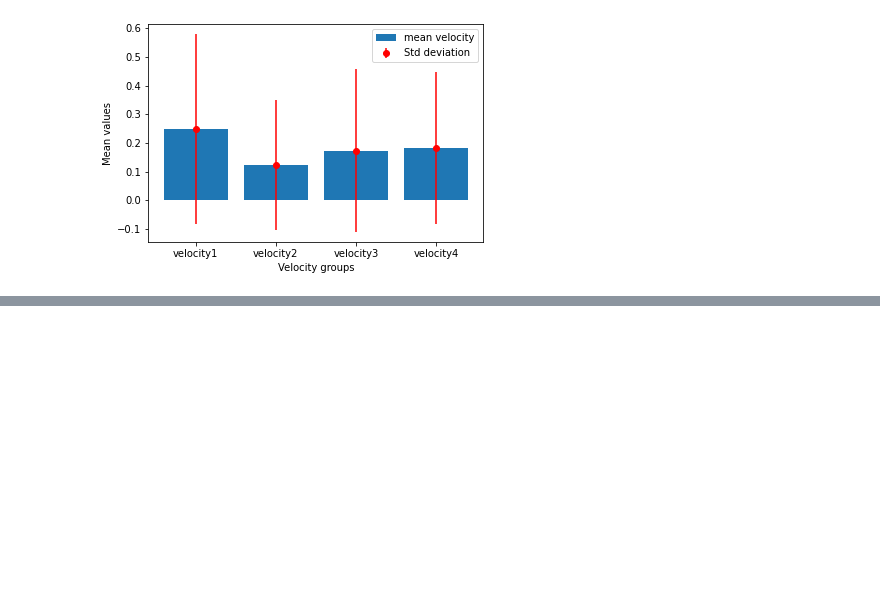
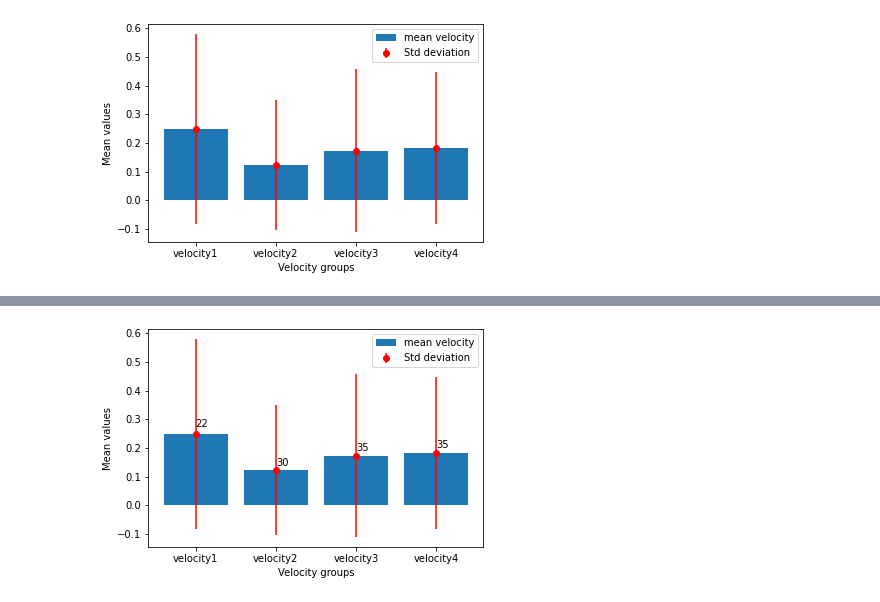
Before and after one commit to NishanthRajkumar/Python-Libraries, a Jupyter notebook: matplotlib_programs/matplotlib_barchart.ipynb, the cells around one changed output, grey strips where cells are left out. Drawn from its saved outputs; the diff is of its cells as text; code cells hidden in the pictures; blank space fills up the shorter version.

Commit message:
feat: display text above bar

```diff
--- a/matplotlib_programs/matplotlib_barchart.ipynb
+++ b/matplotlib_programs/matplotlib_barchart.ipynb
@@ -85,7 +85,7 @@ plt.xlabel('Popularity level')
 
 # Display value text for each bar
 for index, value in enumerate(popularity):
-    plt.text(value, index, str(value))
+    plt.text(value*1, index, str(value))
 
 plt.show()
 # %% [output]
@@ -231,0 +238,22 @@ plt.show()
+# %%
+Mean_velocity = [0.2474, 0.1235, 0.1737, 0.1824]
+std_dev_velocity= [0.3314, 0.2278, 0.2836, 0.2645]
+
+x_val = ['velocity1', 'velocity2', 'velocity3', 'velocity4']
+
+# Plot the mean bar chart
+plt.bar(x_val, Mean_velocity, label='mean velocity')
+
+# Plot the errorbar using the std dev
+plt.errorbar(x_val, Mean_velocity, yerr=std_dev_velocity, label='Std deviation', color='r', fmt='o')
+plt.xlabel('Velocity groups')
+plt.ylabel('Mean values')
+plt.legend()
+
+# Display men's means value text for each bar
+for index, value in enumerate(Mean_velocity):
+    plt.text(index, value*1.1, str(men_means[index]))
+
+plt.show()
+# %% [output]
+[figure, added]
```
Also changed, not shown: parts of 1 cell of this notebook.
